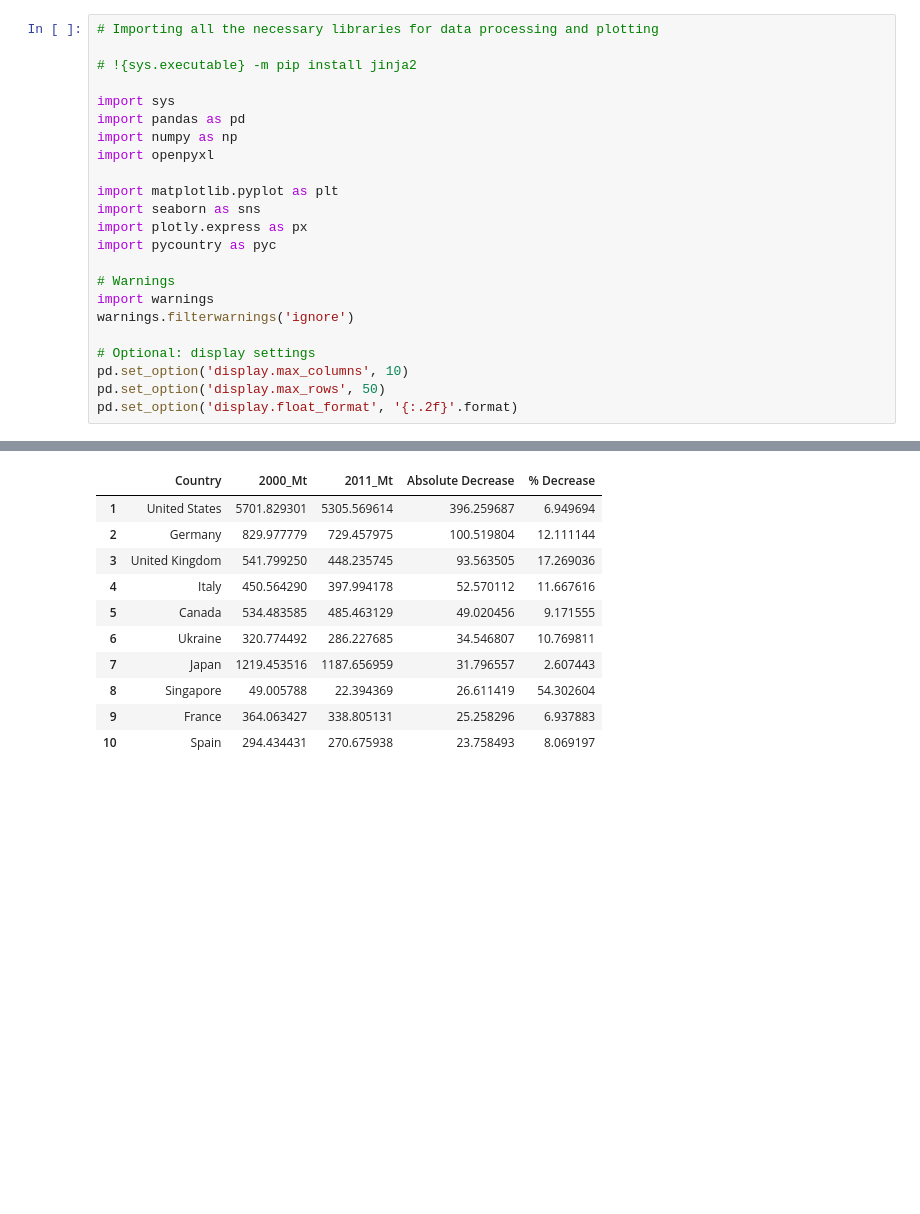
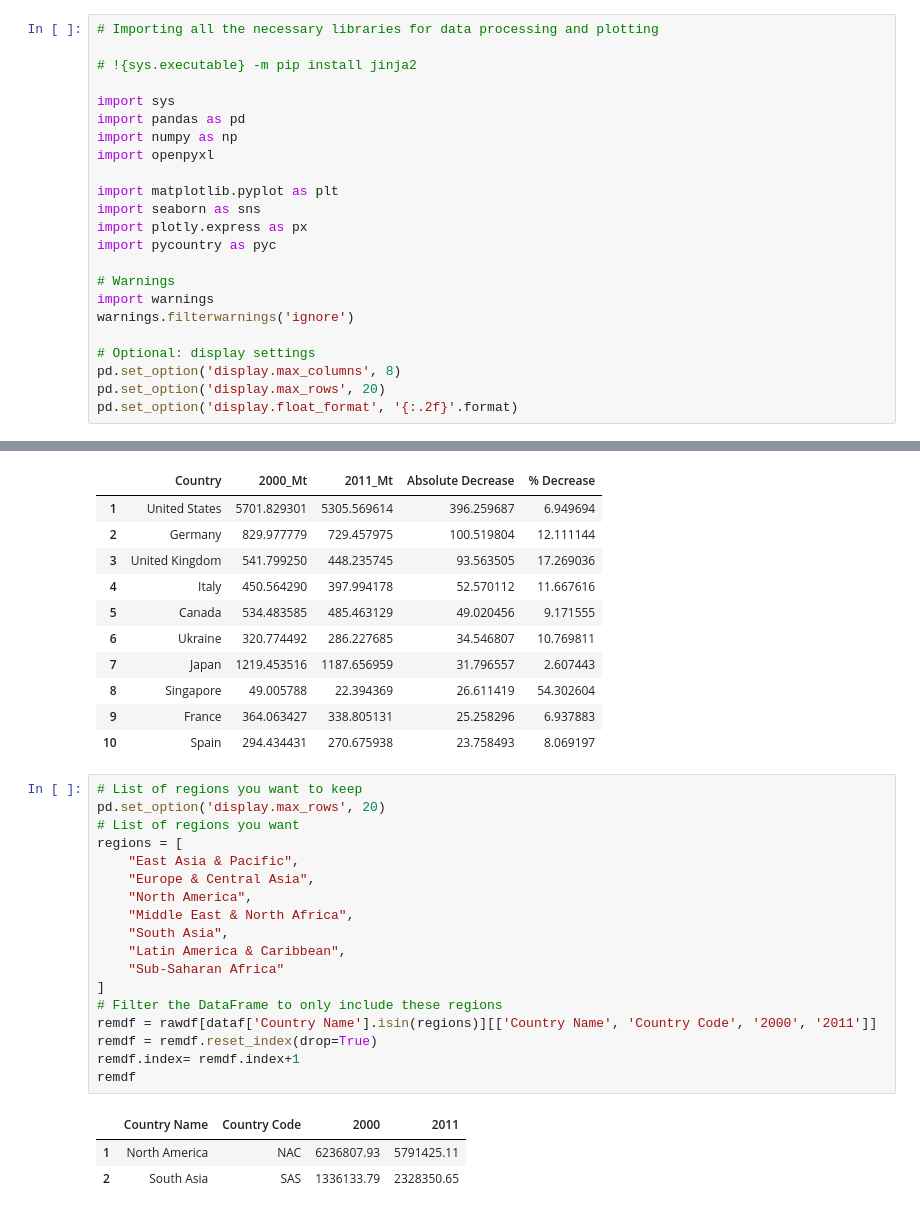
Before and after one commit to sanaullah525/Global-CO2-Emissions-Data-Analysis-Project, a Jupyter notebook: datapr.ipynb, the cells around one changed output, grey strips where cells are left out. Drawn from its saved outputs; the diff is of its cells as text; blank space fills up the shorter version.

```diff
--- a/datapr.ipynb
+++ b/datapr.ipynb
@@ -18,8 +18,8 @@ import warnings
 warnings.filterwarnings('ignore')
 
 # Optional: display settings
-pd.set_option('display.max_columns', 10)
-pd.set_option('display.max_rows', 50)
+pd.set_option('display.max_columns', 8)
+pd.set_option('display.max_rows', 20)
 pd.set_option('display.float_format', '{:.2f}'.format)
 # %%
 # Loading the total dataset.
@@ -349,3 +347,25 @@ Top 10 Countries with Highest Emission Reductions (2000–2011)
 | 8 | Singapore | 49.005788 | 22.394369 | 26.611419 | 54.302604 |
 | 9 | France | 364.063427 | 338.805131 | 25.258296 | 6.937883 |
 | 10 | Spain | 294.434431 | 270.675938 | 23.758493 | 8.069197 |
+# %%
+# List of regions you want to keep
+pd.set_option('display.max_rows', 20)
+# List of regions you want
+regions = [
+    "East Asia & Pacific",
+    "Europe & Central Asia",
+    "North America",
+    "Middle East & North Africa",
+    "South Asia",
+    "Latin America & Caribbean",
+    "Sub-Saharan Africa"
+]
+# Filter the DataFrame to only include these regions
+remdf = rawdf[dataf['Country Name'].isin(regions)][['Country Name', 'Country Code', '2000', '2011']]
+remdf = remdf.reset_index(drop=True)
+remdf.index= remdf.index+1
+remdf
+# %% [output]
+|  | Country Name | Country Code | 2000 | 2011 |
+| 1 | North America | NAC | 6236807.93 | 5791425.11 |
+| 2 | South Asia | SAS | 1336133.79 | 2328350.65 |
```
Also changed, not shown: parts of 9 cells of this notebook.
